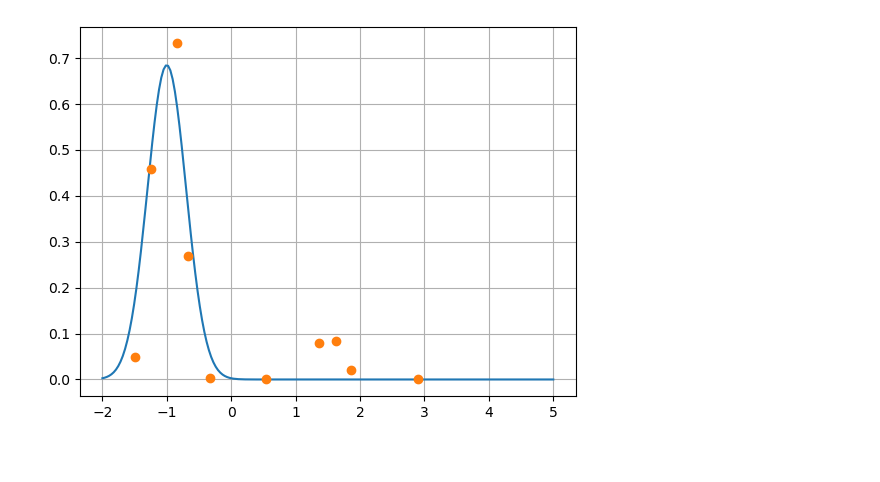
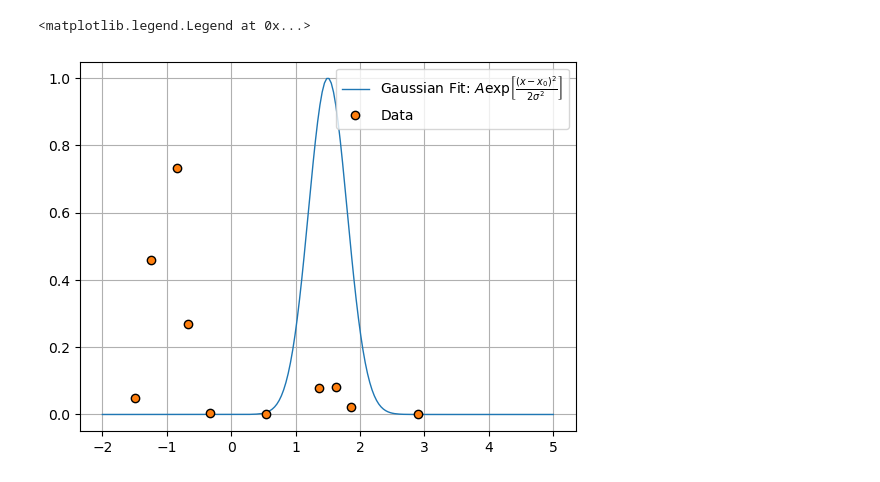
Before and after one commit to karsten3112/Computational-Physics, a Jupyter notebook: Week8/exercise45.ipynb, the cells around one changed output. Cells and saved outputs as stored; diff of their text form; code cells hidden in the pictures.

```diff
--- a/Week8/exercise45.ipynb
+++ b/Week8/exercise45.ipynb
@@ -6,9 +6,9 @@ import matplotlib.pyplot as plt
 class gaussian(torch.nn.Module):
     def __init__(self, A=1.0, x0=2.0, sigma=0.5) -> None:
         super().__init__()
-        self.x0 = torch.nn.Parameter(torch.tensor(x0))
-        self.sigma = torch.nn.Parameter(torch.tensor(sigma))
-        self.A = torch.nn.Parameter(torch.tensor(A))
+        self.x0 = torch.nn.Parameter(torch.tensor(x0, dtype=torch.double))
+        self.sigma = torch.nn.Parameter(torch.tensor(sigma, dtype=torch.double))
+        self.A = torch.nn.Parameter(torch.tensor(A, dtype=torch.double))
 
     def forward(self, xs):
         return self.A*torch.exp(-(xs-self.x0)**2/(2.0*self.sigma**2))
@@ -35,13 +35,16 @@ data = torch.tensor([[-1.493,  0.048],[-1.25 ,  0.459], [-0.842,  0.731],
        [ 1.363,  0.079],
        [ 1.621,  0.083],
        [ 1.853,  0.021],
-       [ 2.892,  0.   ]], requires_grad=True)
+       [ 2.892,  0.   ]], requires_grad=True, dtype=torch.double)
 fig, ax = plt.subplots()
 ax.grid()
+ax.set_xlabel(r"$x$", fontsize=12)
+ax.set_ylabel(r"$y$", fontsize=12)
 gauss = gaussian(x0=-1.0, sigma=0.3)
 gauss.freeze_params([gauss.x0, gauss.sigma]) #We freeze x0 and sigma, we do this by require_grad = False
 xs = torch.linspace(-2.0,5.0, 200)
 with torch.no_grad():
-    ax.plot(xs, gauss.forward(xs))
-    ax.plot(data[:,0], data[:,1], 'o')
+    ax.plot(xs, gauss.forward(xs), lw=1, label=r"Gaussian Fit: $A$exp$\left[\frac{(x-x_0)^2}{2\sigma^2}\right]$")
+    ax.plot(data[:,0], data[:,1], 'o', markeredgecolor="k", label="Data")
+ax.legend()
 # %% [output]
@@ -54,9 +72,13 @@ loss_vals = train(model=gauss, data=data, optimizer=optimizer,loss_func=loss_fun
 # %%
 fig, ax = plt.subplots()
 ax.grid()
+gauss = gaussian(x0=1.5, sigma=0.3)
+gauss.freeze_params([gauss.x0, gauss.sigma]) #We freeze x0 and sigma, we do this by require_grad = False
 xs = torch.linspace(-2.0,5.0, 200)
 with torch.no_grad():
-    ax.plot(xs, gauss.forward(xs))
-    ax.plot(data[:,0], data[:,1], 'o')
+    ax.plot(xs, gauss.forward(xs), lw=1, label=r"Gaussian Fit: $A$exp$\left[\frac{(x-x_0)^2}{2\sigma^2}\right]$")
+    ax.plot(data[:,0], data[:,1], 'o', markeredgecolor="k", label="Data")
+ax.legend()
 # %% [output]
+<matplotlib.legend.Legend at 0x...>
-[figure, old version]
+[figure, new version]
```
Also changed, not shown: parts of 6 cells of this notebook, 13 other files.
